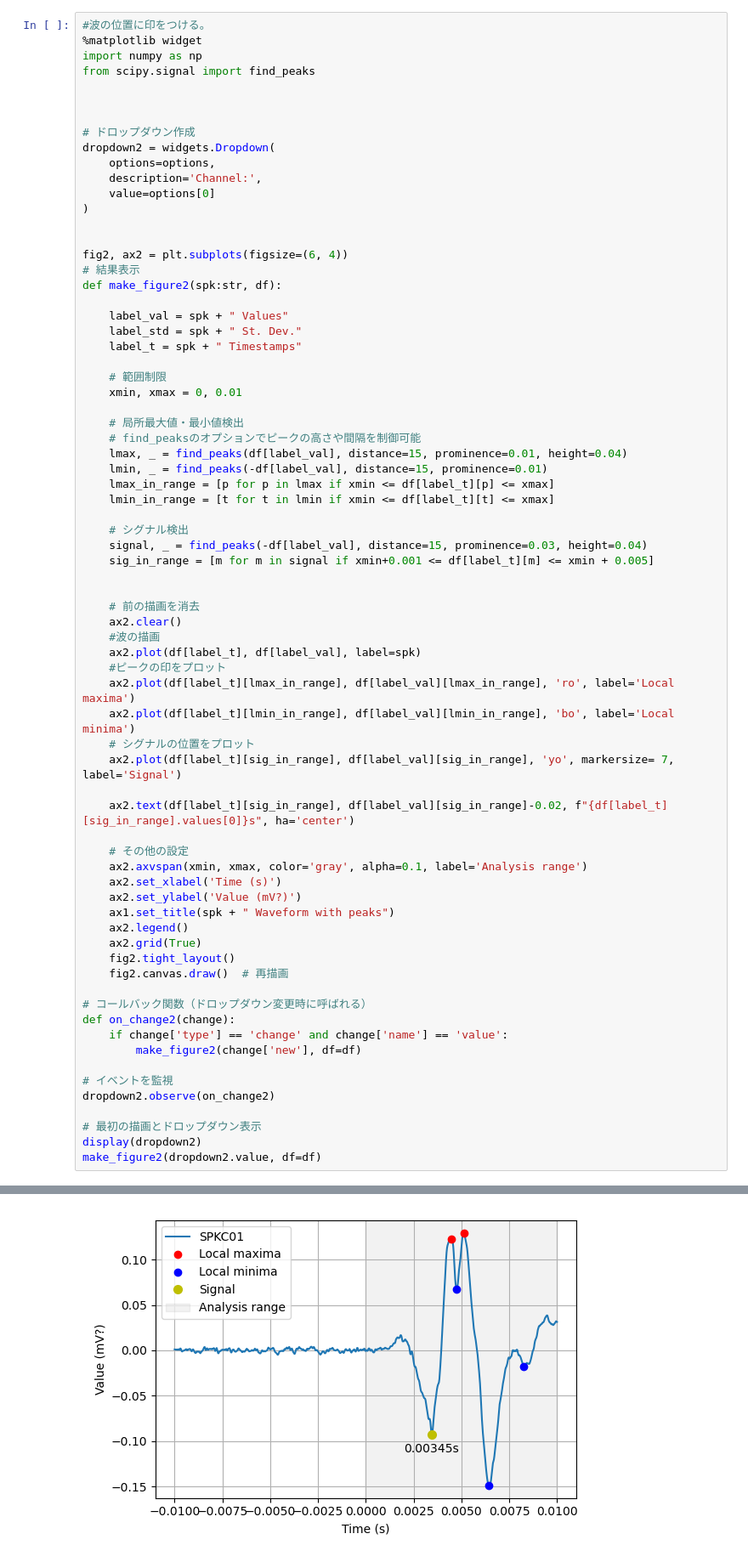
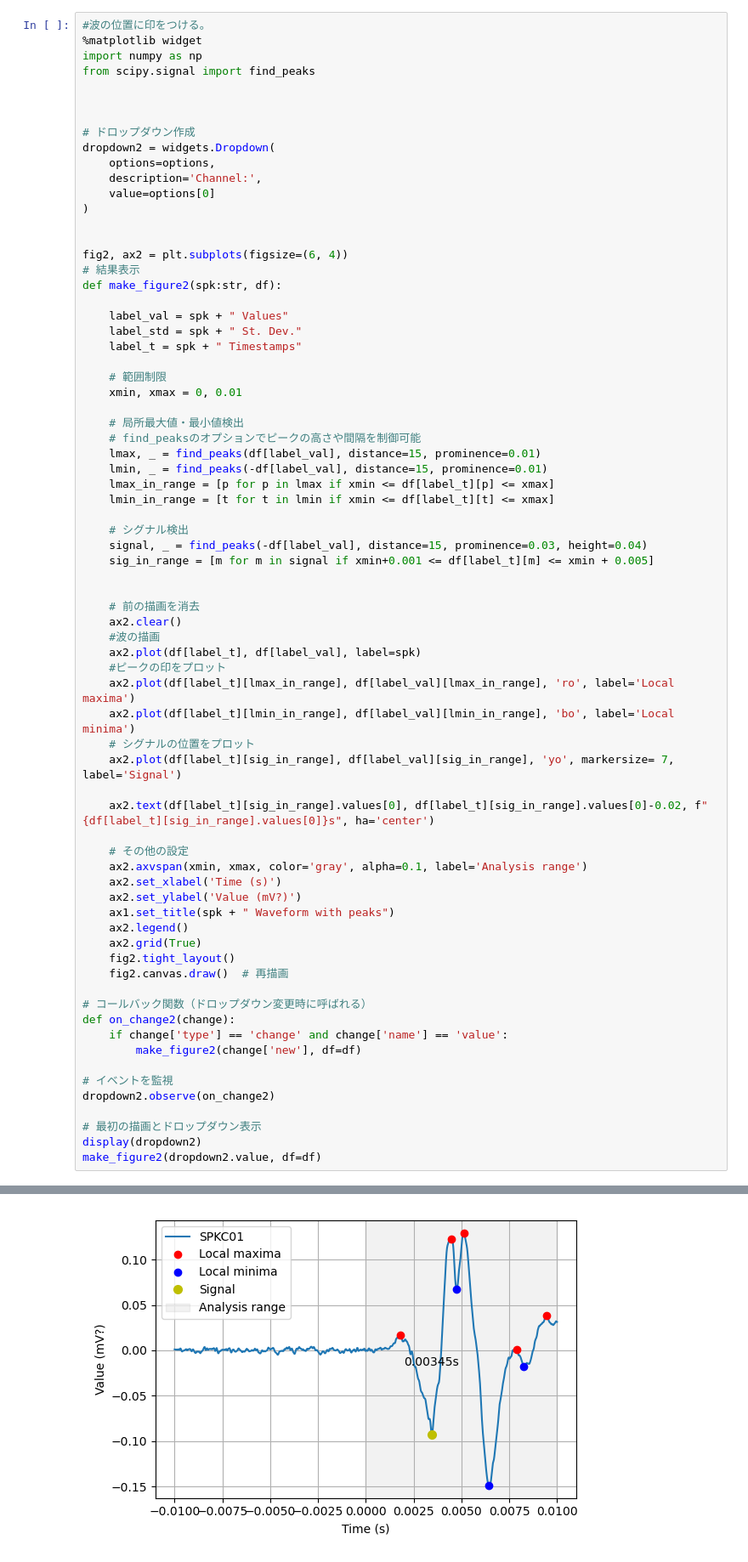
Before and after one commit to ohkita8128/wave_analysis, a Jupyter notebook: 251017easy_wave_analysis.ipynb, the cells around one changed output, grey strips where cells are left out. Shown at 85% size. Cells and saved outputs as stored; diff of their text form.

```diff
--- a/251017easy_wave_analysis.ipynb
+++ b/251017easy_wave_analysis.ipynb
@@ -86,7 +98,7 @@ def make_figure2(spk:str, df):
 
     # 局所最大値・最小値検出
     # find_peaksのオプションでピークの高さや間隔を制御可能
-    lmax, _ = find_peaks(df[label_val], distance=15, prominence=0.01, height=0.04)
+    lmax, _ = find_peaks(df[label_val], distance=15, prominence=0.01)
     lmin, _ = find_peaks(-df[label_val], distance=15, prominence=0.01)
     lmax_in_range = [p for p in lmax if xmin <= df[label_t][p] <= xmax]
     lmin_in_range = [t for t in lmin if xmin <= df[label_t][t] <= xmax]
@@ -103,32 +115,32 @@ def make_figure2(spk:str, df):
     #ピークの印をプロット
     ax2.plot(df[label_t][lmax_in_range], df[label_val][lmax_in_range], 'ro', label='Local maxima')
     ax2.plot(df[label_t][lmin_in_range], df[label_val][lmin_in_range], 'bo', label='Local minima')
     # シグナルの位置をプロット
     ax2.plot(df[label_t][sig_in_range], df[label_val][sig_in_range], 'yo', markersize= 7, label='Signal')
 
-    ax2.text(df[label_t][sig_in_range], df[label_val][sig_in_range]-0.02, f"{df[label_t][sig_in_range].values[0]}s", ha='center')
+    ax2.text(df[label_t][sig_in_range].values[0], df[label_t][sig_in_range].values[0]-0.02, f"{df[label_t][sig_in_range].values[0]}s", ha='center')
 
     # その他の設定
     ax2.axvspan(xmin, xmax, color='gray', alpha=0.1, label='Analysis range')
     ax2.set_xlabel('Time (s)')
     ax2.set_ylabel('Value (mV?)')
     ax1.set_title(spk + " Waveform with peaks")
     ax2.legend()
     ax2.grid(True)
     fig2.tight_layout()
     fig2.canvas.draw()  # 再描画
 
 # コールバック関数（ドロップダウン変更時に呼ばれる）
 def on_change2(change):
     if change['type'] == 'change' and change['name'] == 'value':
         make_figure2(change['new'], df=df)
 
 # イベントを監視
 dropdown2.observe(on_change2)
 
 # 最初の描画とドロップダウン表示
 display(dropdown2)
 make_figure2(dropdown2.value, df=df)
 # %% [output]
 Dropdown(description='Channel:', options=('SPKC01', 'SPKC03', 'SPKC04', 'SPKC05', 'SPKC06', 'SPKC07', 'SPKC08'…
-[figure, old version]
+[figure, new version]
```
Also changed, not shown: parts of 5 cells of this notebook.
